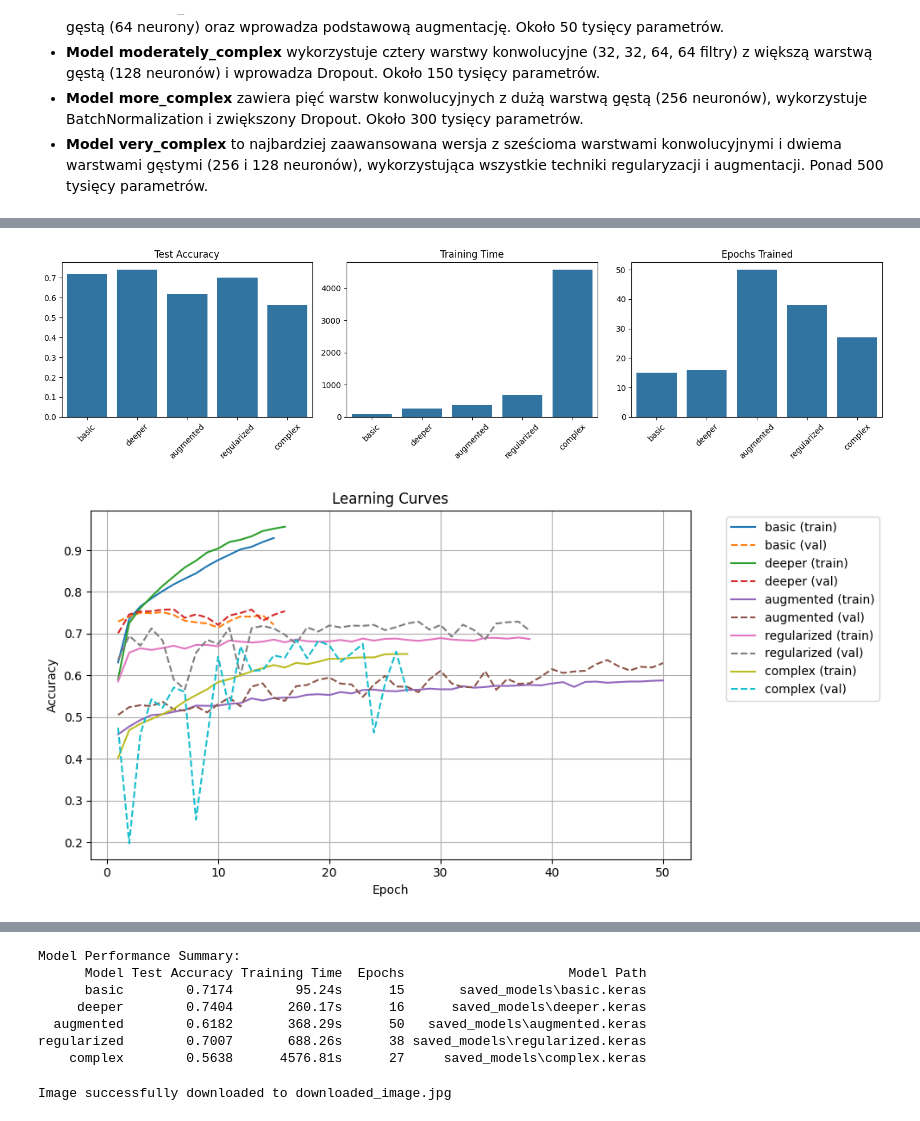
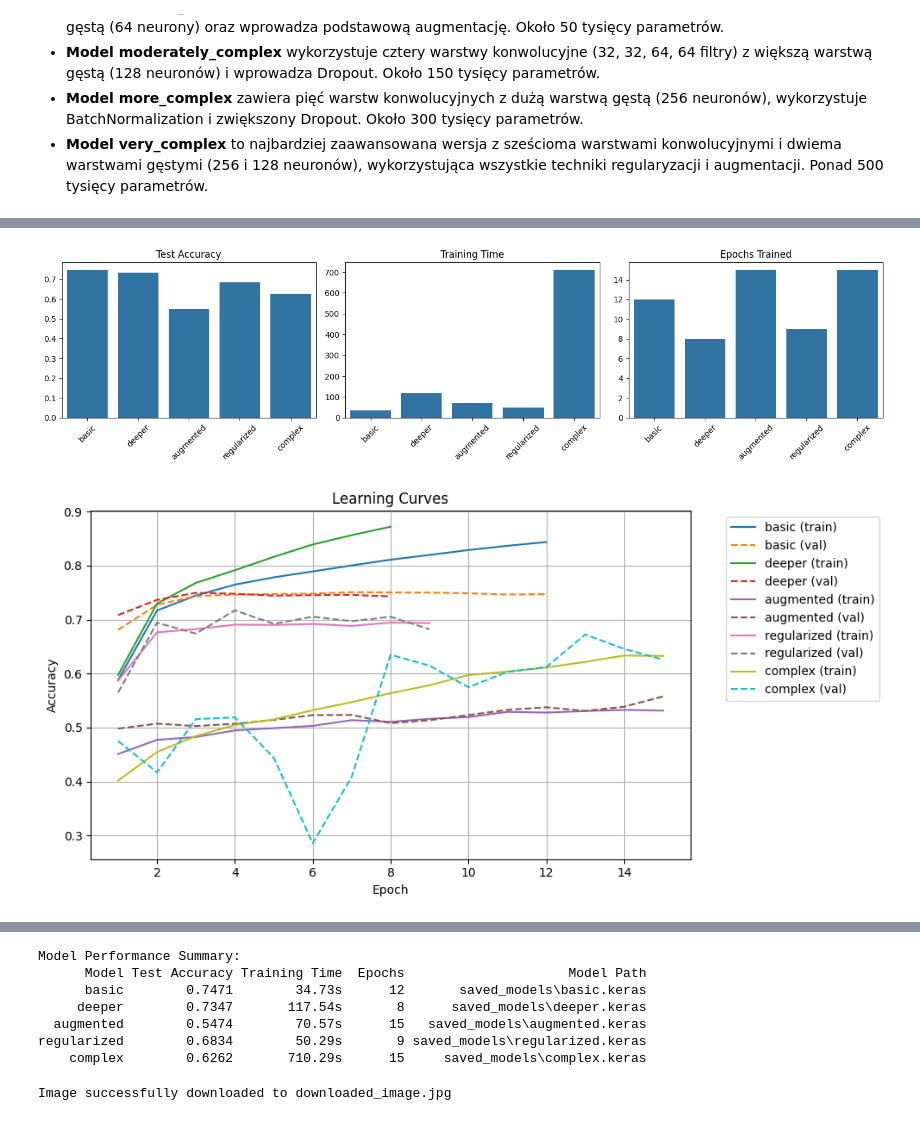
Before and after one commit to GrabowMar/NNproject, a Jupyter notebook: Projekt_Sieci_Neuronowe.ipynb, the cells around one changed output, grey strips where cells are left out. Drawn from its saved outputs; the diff is of its cells as text; code cells hidden in the pictures.

```diff
--- a/Projekt_Sieci_Neuronowe.ipynb
+++ b/Projekt_Sieci_Neuronowe.ipynb
@@ -442,9 +449,9 @@ from sklearn.metrics import classification_report, confusion_matrix
 # Configuration class that defines our training parameters and model saving location
 @dataclass
 class TrainingConfig:
-    batch_size: int = 20
-    epochs: int = 50
-    patience: int = 10
+    batch_size: int = 32
+    epochs: int = 15
+    patience: int = 5
     save_dir: str = 'saved_models'
 
 
@@ -594,6 +601,50 @@ def print_summary(results: Dict):
     print("\nModel Performance Summary:")
     print(pd.DataFrame(summary_data).to_string(index=False))
 
+def plot_confusion_matrices(results: Dict):
+    """
+    Creates a subplot of confusion matrices for all trained models.
+    Each confusion matrix is normalized and displayed with a colormap
+    to show the distribution of predictions across classes.
+    """
+    # Calculate number of rows and columns needed for subplots
+    n_models = len(results)
+    n_cols = min(3, n_models)  # Maximum 3 columns
+    n_rows = (n_models + n_cols - 1) // n_cols
+
+    # Create figure with subplots
+    fig, axes = plt.subplots(n_rows, n_cols,
+                            figsize=(5*n_cols, 5*n_rows))
+    if n_rows == 1 and n_cols == 1:
+        axes = np.array([axes])
+    axes = axes.flatten()
+
+    # Plot confusion matrix for each model
+    for idx, (model_name, data) in enumerate(results.items()):
+        conf_matrix = data['confusion_matrix']
+
+        # Normalize confusion matrix
+        conf_matrix_norm = conf_matrix.astype('float') / conf_matrix.sum(axis=1)[:, np.newaxis]
+
+        # Create heatmap
+        sns.heatmap(conf_matrix_norm,
+                   annot=True,  # Show numbers in cells
+                   fmt='.2f',   # Format for numbers
+                   cmap='Blues',
+                   ax=axes[idx])
+
+        axes[idx].set_title(f'{model_name} Model\nConfusion Matrix')
+        axes[idx].set_xlabel('Predicted Label')
+        axes[idx].set_ylabel('True Label')
+
+    # Remove any empty subplots
+    for idx in range(len(results), len(axes)):
+        fig.delaxes(axes[idx])
+
+    plt.tight_layout()
+    plt.show()
+
+# Update the main execution block to include confusion matrix visualization
 if __name__ == "__main__":
     # Example usage of the training framework
     config = TrainingConfig(save_dir='saved_models')
@@ -618,6 +669,7 @@ if __name__ == "__main__":
     # Visualize and analyze results
     plot_training_comparison(results)
     plot_learning_curves(results)
+    plot_confusion_matrices(results)
     print_summary(results)
 # %% [output]
 Training basic model...
@@ -708,2 +763,2 @@ Epoch 27: early stopping
-[figure, old version]
+[figure, new version]
-[figure, old version]
+[figure, new version]
@@ -710,10 +766,10 @@ Epoch 27: early stopping
 Model Performance Summary:
       Model Test Accuracy Training Time  Epochs                     Model Path
-      basic        0.7174        95.24s      15       saved_models\basic.keras
-     deeper        0.7404       260.17s      16      saved_models\deeper.keras
-  augmented        0.6182       368.29s      50   saved_models\augmented.keras
-regularized        0.7007       688.26s      38 saved_models\regularized.keras
-    complex        0.5638      4576.81s      27     saved_models\complex.keras
+      basic        0.7471        34.73s      12       saved_models\basic.keras
+     deeper        0.7347       117.54s       8      saved_models\deeper.keras
+  augmented        0.5474        70.57s      15   saved_models\augmented.keras
+regularized        0.6834        50.29s       9 saved_models\regularized.keras
+    complex        0.6262       710.29s      15     saved_models\complex.keras
 # %%
 import requests
 import os
```
Also changed, not shown: parts of 5 cells of this notebook, 2 other files.
